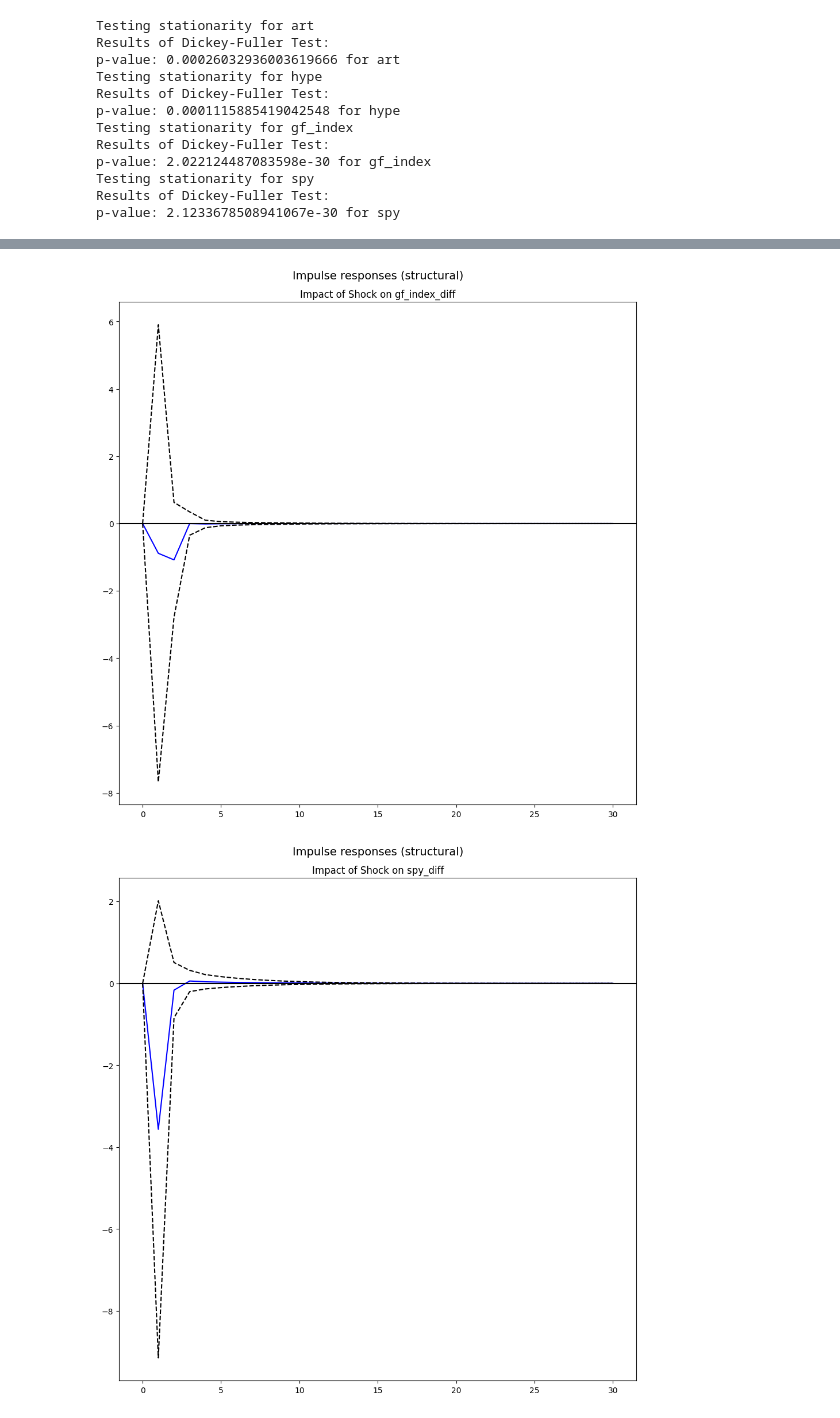
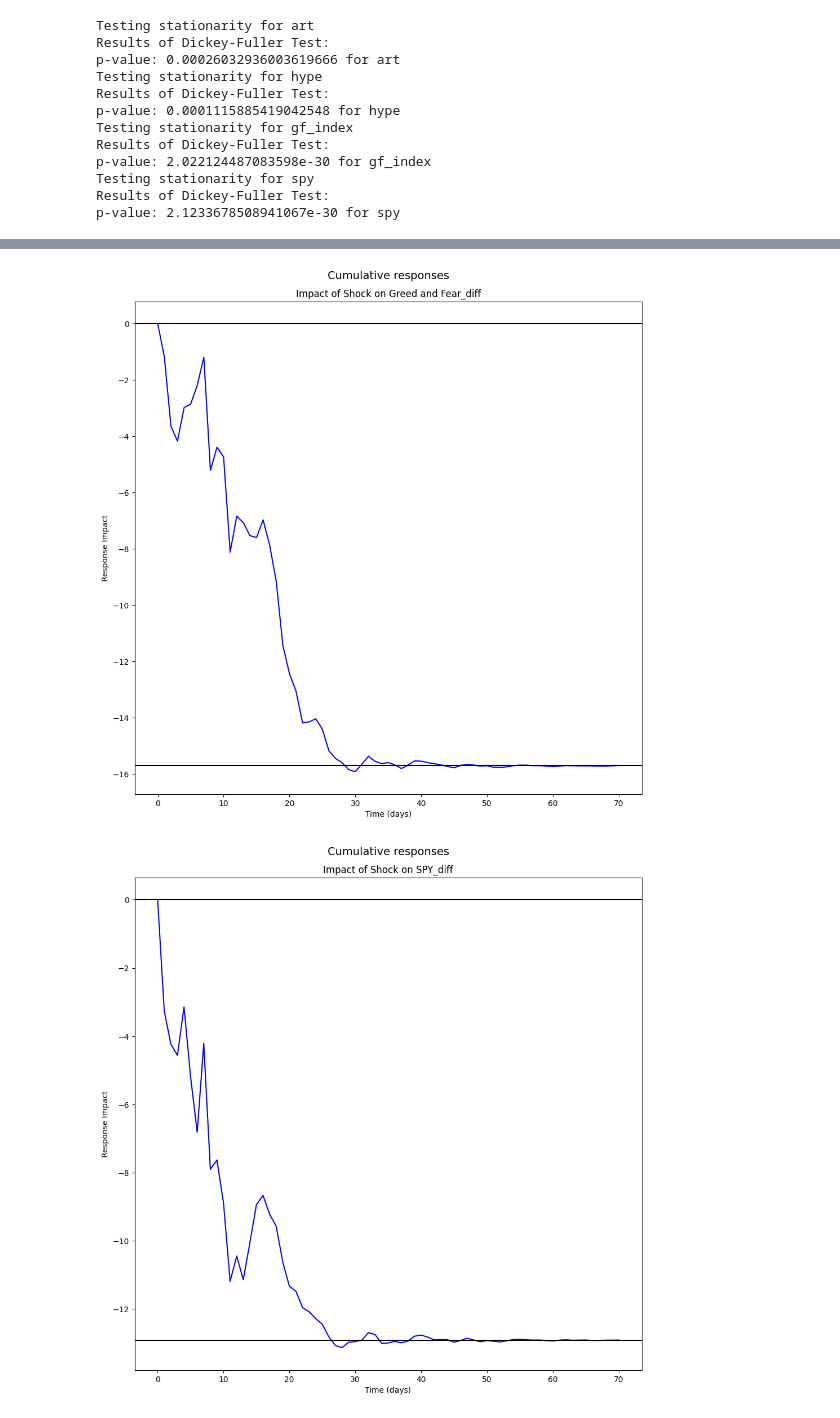
Before and after one commit to simzim96/svar-causal, a Jupyter notebook: analysis/svar.ipynb, the cells around one changed output, grey strips where cells are left out. Drawn from its saved outputs; the diff is of its cells as text; code cells hidden in the pictures.

Commit message:
added plots

```diff
--- a/analysis/svar.ipynb
+++ b/analysis/svar.ipynb
@@ -58,25 +96,32 @@ import numpy as np
 import statsmodels.api as sm
 
 # Assuming 'data_svar' is your DataFrame with the time series
-data_svar = data[['art_diff', 'hype_diff', 'gf_index_diff', 'spy_diff']]
-data_svar['sothebys_shock'] = 0
-data_svar.loc[data_svar.index == '2023-06-15', 'sothebys_shock'] = 1
+data.columns = ['Art Market Index', 'Hype Collection index', 'Greed and Fear', 'SPY','Art Market Index_diff', 'Hype Collection index_diff', 'Greed and Fear_diff', 'SPY_diff']
+data_svar = data[['Art Market Index_diff', 'Hype Collection index_diff', 'Greed and Fear_diff', 'SPY_diff']]
+# rename columns
+data_svar['Artmarket Shock'] = 0
+dates = ['2023-06-15', '2023-02-06', '2023-07-24', '2023-06-06']
+for date in dates:
+    if date == '2023-06-15':
+        data_svar.loc[data_svar.index == date, 'Artmarket Shock'] = 1
+    else:
+        data_svar.loc[data_svar.index == date, 'Artmarket Shock'] = 0.1
 
 data_svar.dropna(inplace=True)
 # Correctly define the A matrix based on the relationships
 A = np.array([
     [1, 'E', 'E', 'E', 0],  # art_diff
-    ['E', 1, 'E', 'E', 0],  # hype_diff
-    [0, 0, 1, 0, 0],        # gf_index_diff
-    ['E', 'E', 0, 1, 0],    # spy_diff
-    ['E', 'E', 0, 0, 1]         # shock_art_diff
+    ['E', 1, 0, 0, 0],  # hype_diff
+    ['E', 'E', 1, 'E', 0],        # gf_index_diff
+    ['E', 0, 0, 1, 0],    # spy_diff
+    ['E', 0, 0, 0, 1]         # shock_art_diff
 ]
 )
 # Create the SVAR model instance
 model = sm.tsa.SVAR(data_svar, svar_type='A', A=A)
 
 # Fit the model
-results = model.fit(solver='nm')
+results = model.fit(maxlags=11)
 
 results.k_exog_user = 0 # https://github.com/statsmodels/statsmodels/issues/8025
 # Print the summary
@@ -112,7 +157,7 @@ sothebys_shock   -0.031176   0.019667       0.014952  0.099131        1.000000
 import matplotlib.pyplot as plt
 
 # Number of periods to forecast
-periods = 30
+periods = 70
 
 # Generate impulse response functions
 irf = results.irf(periods)
@@ -120,7 +165,10 @@ irf = results.irf(periods)
 # Plot the impulse responses of all variables to the shock in the dummy variable
 # Assuming the dummy variable is the last one in your model
 for i in range(len(data_svar.columns) - 1):  # Exclude the dummy itself
-    irf.plot(impulse=len(data_svar.columns) - 1, response=i)
+    irf.plot_cum_effects(impulse=len(data_svar.columns) - 1, response=i, plot_stderr=False)
     plt.title(f'Impact of Shock on {data_svar.columns[i]}')
+
+    plt.xlabel('Time (days)')
+    plt.ylabel('Response Impact')
     plt.show()
 # %% [output]
@@ -129,2 +177,2 @@ for i in range(len(data_svar.columns) - 1):  # Exclude the dummy itself
-[figure, old version]
+[figure, new version]
-[figure, old version]
+[figure, new version]
```
Also changed, not shown: parts of 7 cells of this notebook, 3 other files.
